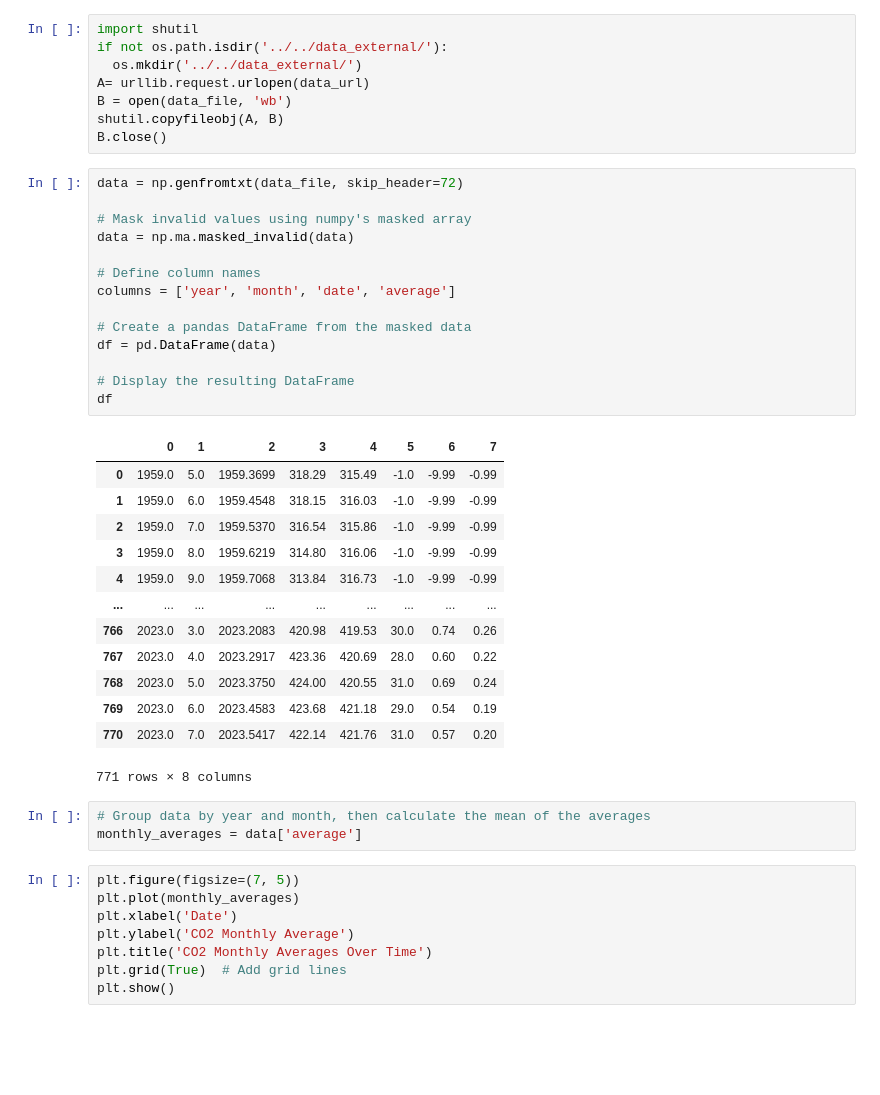
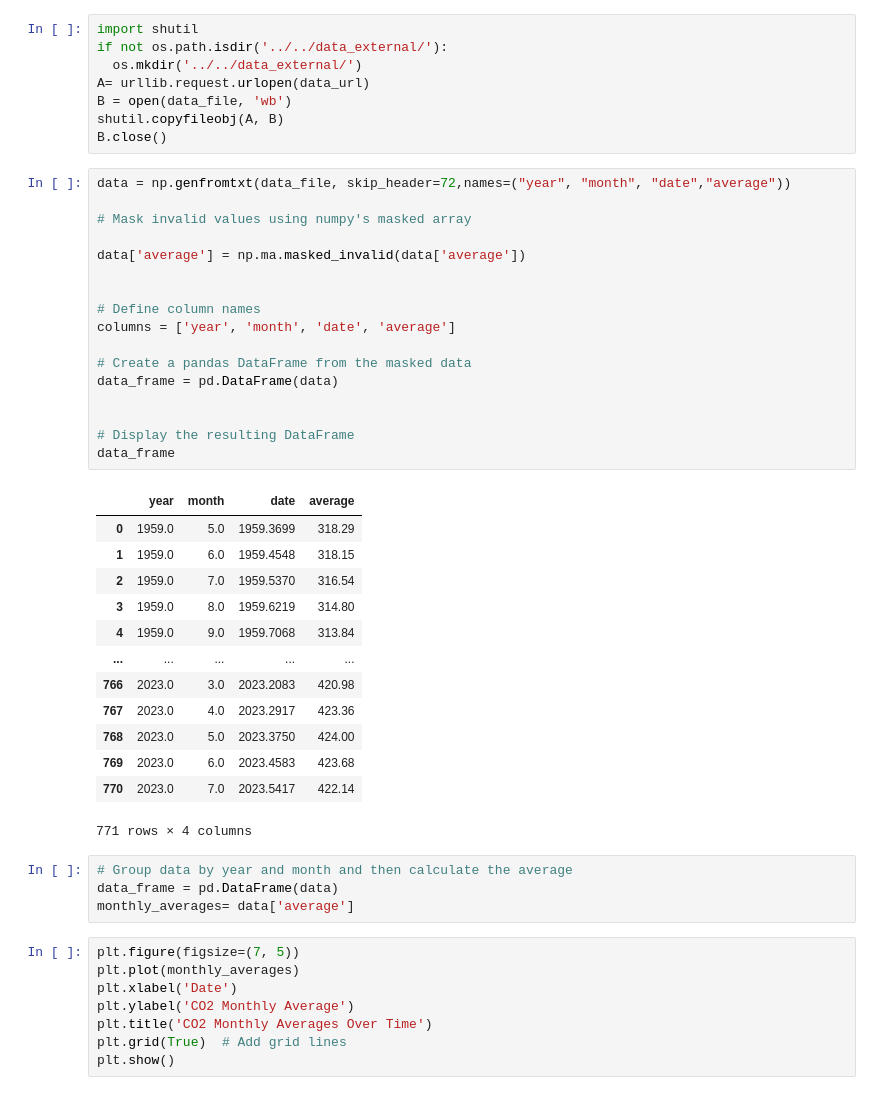
Before and after one commit to mhaletoki/MA22C025_2023_PL, a Jupyter notebook: Assignments/Assignment_3/rising_C02_level.ipynb, the cells around one changed output. Saved outputs shown, nothing was run; the diff lists cells and outputs as text; blank space fills up the shorter version.

```diff
--- a/Assignments/Assignment_3/rising_C02_level.ipynb
+++ b/Assignments/Assignment_3/rising_C02_level.ipynb
@@ -18,36 +18,40 @@ B = open(data_file, 'wb')
 shutil.copyfileobj(A, B)
 B.close()
 # %%
-data = np.genfromtxt(data_file, skip_header=72)
+data = np.genfromtxt(data_file, skip_header=72,names=("year", "month", "date","average"))
 
 # Mask invalid values using numpy's masked array
-data = np.ma.masked_invalid(data)
+
+data['average'] = np.ma.masked_invalid(data['average'])
+
 
 # Define column names
 columns = ['year', 'month', 'date', 'average']
 
 # Create a pandas DataFrame from the masked data
-df = pd.DataFrame(data)
+data_frame = pd.DataFrame(data)
+
 
 # Display the resulting DataFrame
-df
+data_frame
 # %% [output]
-|  | 0 | 1 | 2 | 3 | 4 | 5 | 6 | 7 |
-| 0 | 1959.0 | 5.0 | 1959.3699 | 318.29 | 315.49 | -1.0 | -9.99 | -0.99 |
-| 1 | 1959.0 | 6.0 | 1959.4548 | 318.15 | 316.03 | -1.0 | -9.99 | -0.99 |
-| 2 | 1959.0 | 7.0 | 1959.5370 | 316.54 | 315.86 | -1.0 | -9.99 | -0.99 |
-| 3 | 1959.0 | 8.0 | 1959.6219 | 314.80 | 316.06 | -1.0 | -9.99 | -0.99 |
-| 4 | 1959.0 | 9.0 | 1959.7068 | 313.84 | 316.73 | -1.0 | -9.99 | -0.99 |
-| ... | ... | ... | ... | ... | ... | ... | ... | ... |
-| 766 | 2023.0 | 3.0 | 2023.2083 | 420.98 | 419.53 | 30.0 | 0.74 | 0.26 |
-| 767 | 2023.0 | 4.0 | 2023.2917 | 423.36 | 420.69 | 28.0 | 0.60 | 0.22 |
-| 768 | 2023.0 | 5.0 | 2023.3750 | 424.00 | 420.55 | 31.0 | 0.69 | 0.24 |
-| 769 | 2023.0 | 6.0 | 2023.4583 | 423.68 | 421.18 | 29.0 | 0.54 | 0.19 |
-| 770 | 2023.0 | 7.0 | 2023.5417 | 422.14 | 421.76 | 31.0 | 0.57 | 0.20 |
+|  | year | month | date | average |
+| 0 | 1959.0 | 5.0 | 1959.3699 | 318.29 |
+| 1 | 1959.0 | 6.0 | 1959.4548 | 318.15 |
+| 2 | 1959.0 | 7.0 | 1959.5370 | 316.54 |
+| 3 | 1959.0 | 8.0 | 1959.6219 | 314.80 |
+| 4 | 1959.0 | 9.0 | 1959.7068 | 313.84 |
+| ... | ... | ... | ... | ... |
+| 766 | 2023.0 | 3.0 | 2023.2083 | 420.98 |
+| 767 | 2023.0 | 4.0 | 2023.2917 | 423.36 |
+| 768 | 2023.0 | 5.0 | 2023.3750 | 424.00 |
+| 769 | 2023.0 | 6.0 | 2023.4583 | 423.68 |
+| 770 | 2023.0 | 7.0 | 2023.5417 | 422.14 |
-771 rows × 8 columns
+771 rows × 4 columns
 # %%
-# Group data by year and month, then calculate the mean of the averages
-monthly_averages = data['average']
+# Group data by year and month and then calculate the average
+data_frame = pd.DataFrame(data)
+monthly_averages= data['average']
 # %%
 plt.figure(figsize=(7, 5))
 plt.plot(monthly_averages)
```
